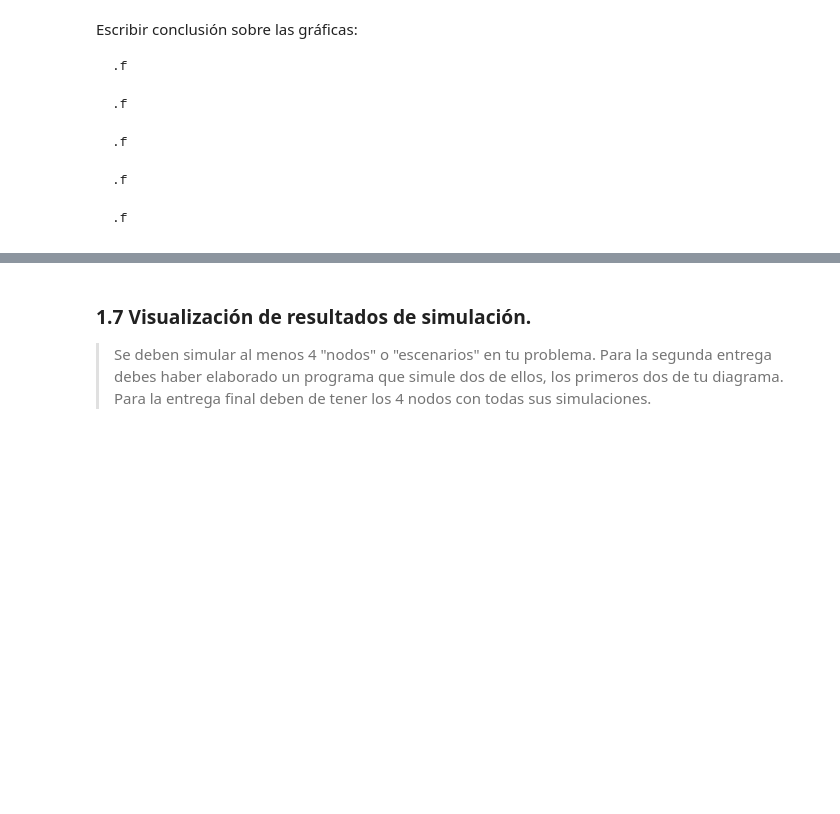
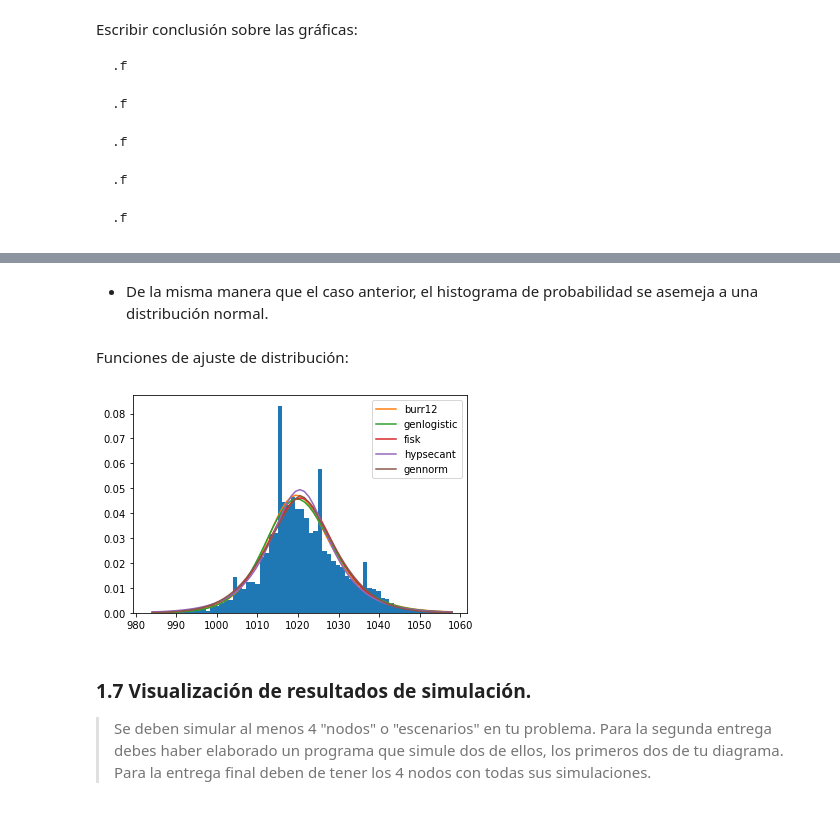
Before and after one commit to PintorOD1997/ProyectoConjunto_LandaverdeI_PintorD, a Jupyter notebook: ProyectoModulo1_OchoaD_MercadoI.ipynb, the cells around one changed output, grey strips where cells are left out. Drawn from its saved outputs; the diff is of its cells as text; code cells hidden in the pictures; blank space fills up the shorter version.

```diff
--- a/ProyectoModulo1_OchoaD_MercadoI.ipynb
+++ b/ProyectoModulo1_OchoaD_MercadoI.ipynb
@@ -659,3 +605,12 @@ st_fit_best(temper)
+# %% [markdown]
+- De la misma manera que el caso anterior, el histograma de probabilidad se asemeja a una distribución normal.
+# %% [markdown]
+Funciones de ajuste de distribución:
+# %%
+#Método fit stats y método dir python
+st_fit_best(presion)
+# %% [output]
+[figure, added]
 # %% [markdown]
 ### 1.7 Visualización de resultados de simulación.
 > Se deben simular al menos 4  "nodos" o "escenarios" en tu problema. Para la segunda entrega debes haber elaborado un programa que simule dos de ellos, los primeros dos de tu diagrama.
```
Also changed, not shown: parts of 48 cells of this notebook.
